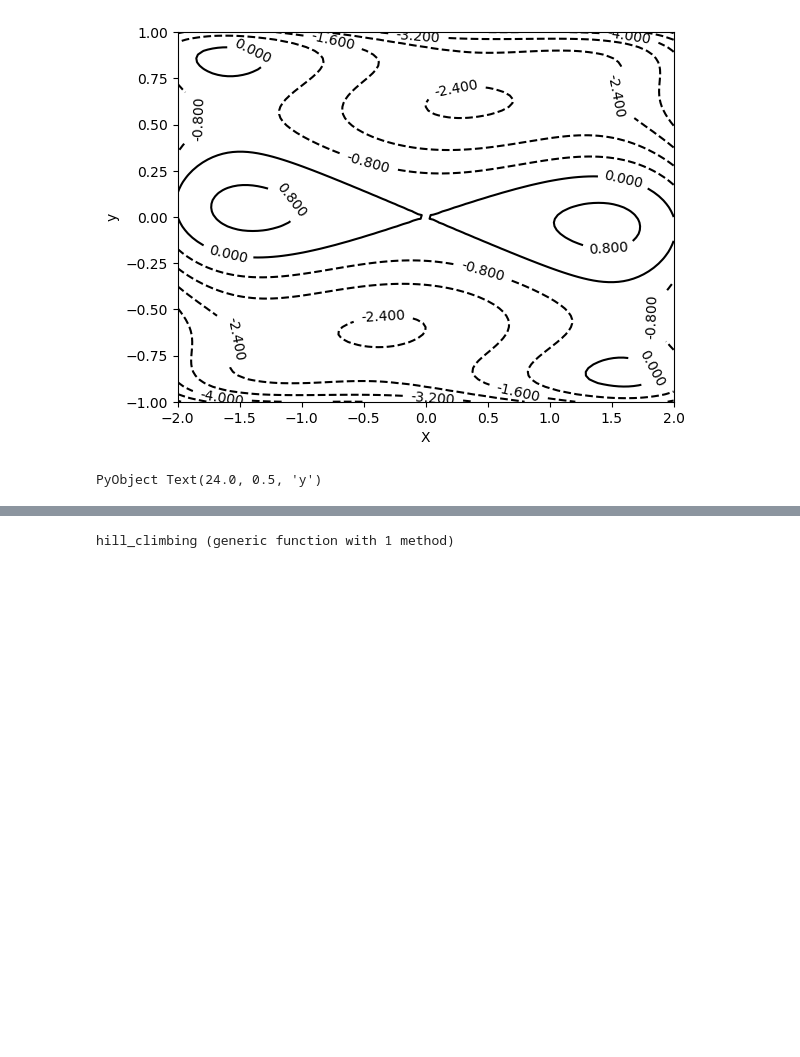
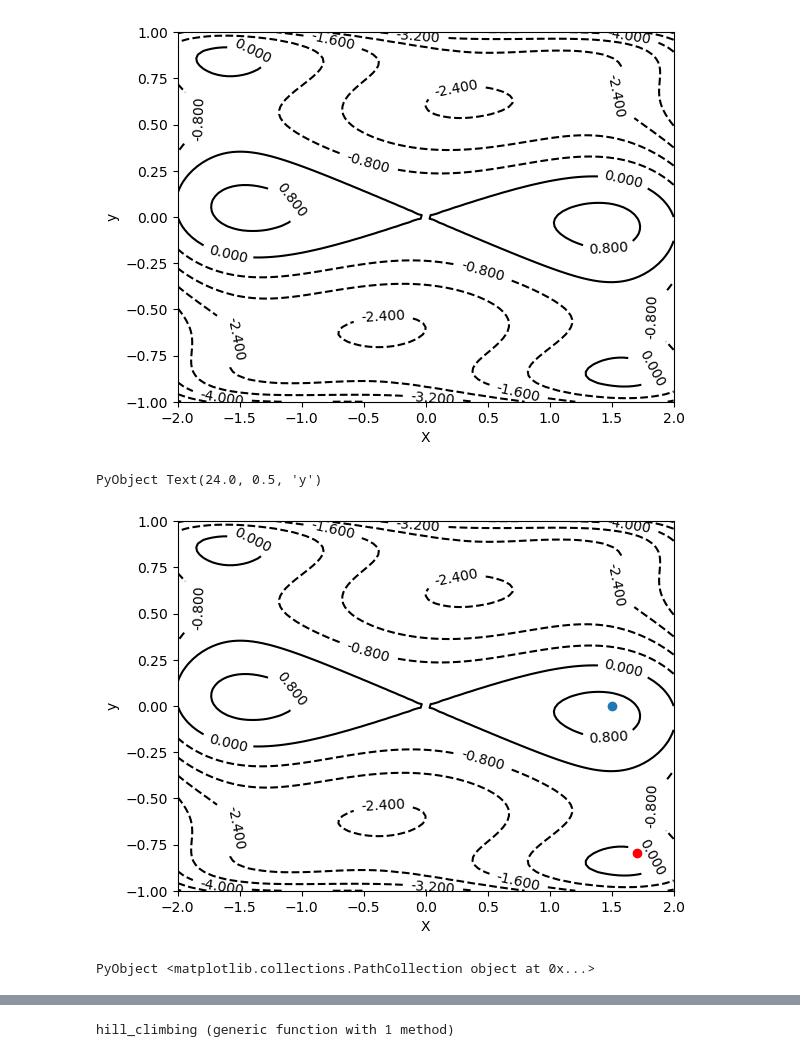
Before and after one commit to Ippai-Attena/Optim_Math, a Jupyter notebook: Chapter3/Chapter3.ipynb, the cells around one changed output, grey strips where cells are left out. Cells and saved outputs as stored; diff of their text form; code cells hidden in the pictures; blank space fills up the shorter version.

```diff
--- a/Chapter3/Chapter3.ipynb
+++ b/Chapter3/Chapter3.ipynb
@@ -158,4 +156,40 @@ ax[:set_ylabel]("y")
 [figure]
 [figure]
 PyObject Text(24.0, 0.5, 'y')
+# %%
+function hill_climbing(x₀,t₀,δ,f,∇f;h₀=1.0)
+    x=x₀
+    x_steps=[x]
+    t=t₀
+    Δx=[Inf,Inf]
+    while norm(Δx)>=δ
+        F(t)=f(x.+t.*∇f(x))
+        dFdt(t)=dot(∇f(x.+t.*∇f(x) ), ∇f(x))
+        t_estimated,t_steps=search(t,F,dFdt,h₀=h₀)
+        Δx=t_estimated.*∇f(x)
+        x=x.+Δx
+        append!(x_steps,[x])
+        t=t_estimated
+    end
+    return x, Array(transpose(hcat(x_steps...)))
+end
+
+x₀=[1.5, 0.0]   #[-3,3]より外に出ると計算時間が爆発（勾配消失？）
+t₀=0.01
+h₀=1.0
+δ=1e-8
+
+x,x_steps=hill_climbing(x₀,t₀,δ,f,∇f,h₀=h₀)
+
+figure()
+_cp=contour(xx,yy,z, colors="k", lw=1, levels=10)
+ax=gca()
+ax[:clabel](_cp, inline=1, fontsize=10)
+ax[:set_xlabel]("X")
+ax[:set_ylabel]("y")
+ax[:scatter](x[1], x[2], c="r")
+ax[:scatter](x₀[1], x₀[2])
+# %% [output]
+[figure, added]
+PyObject <matplotlib.collections.PathCollection object at 0x...>
 # %% [markdown]
```
Also changed, not shown: parts of 26 cells of this notebook.
